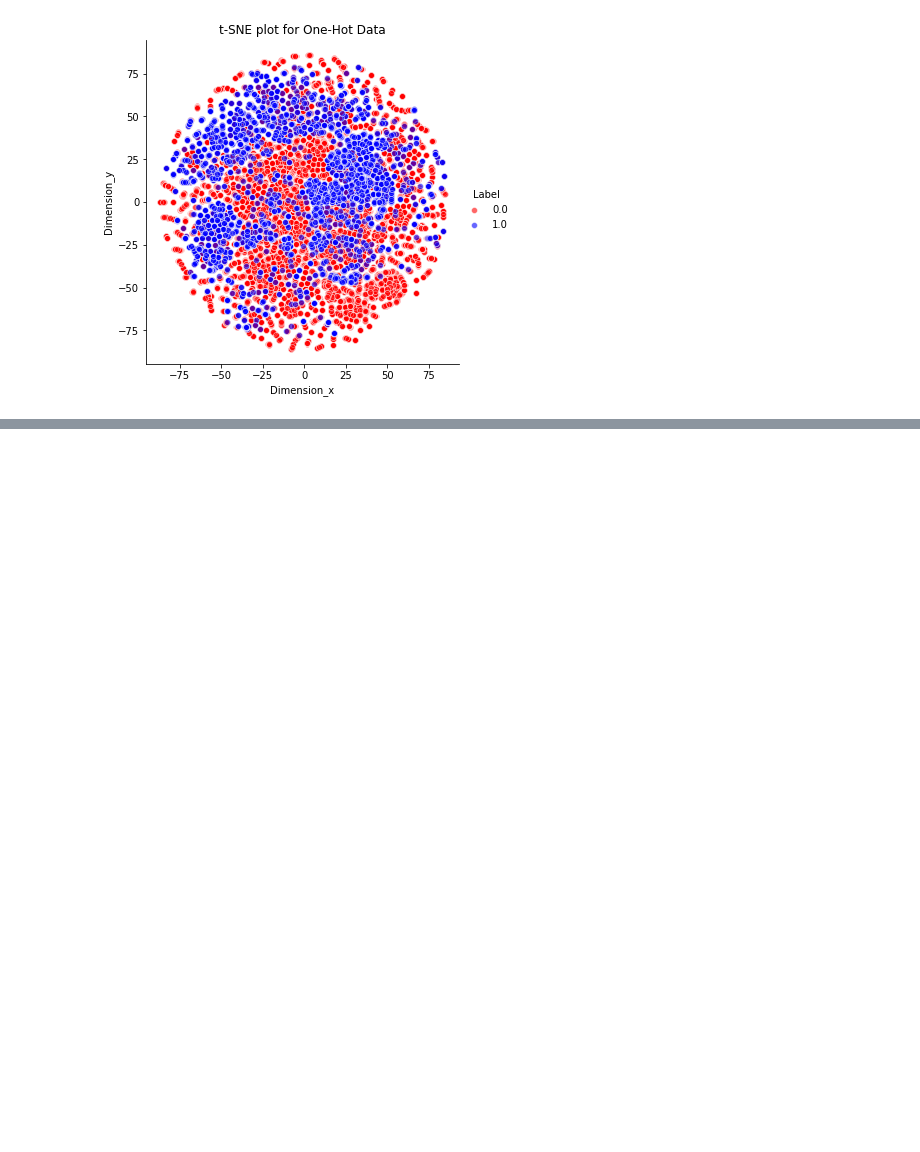
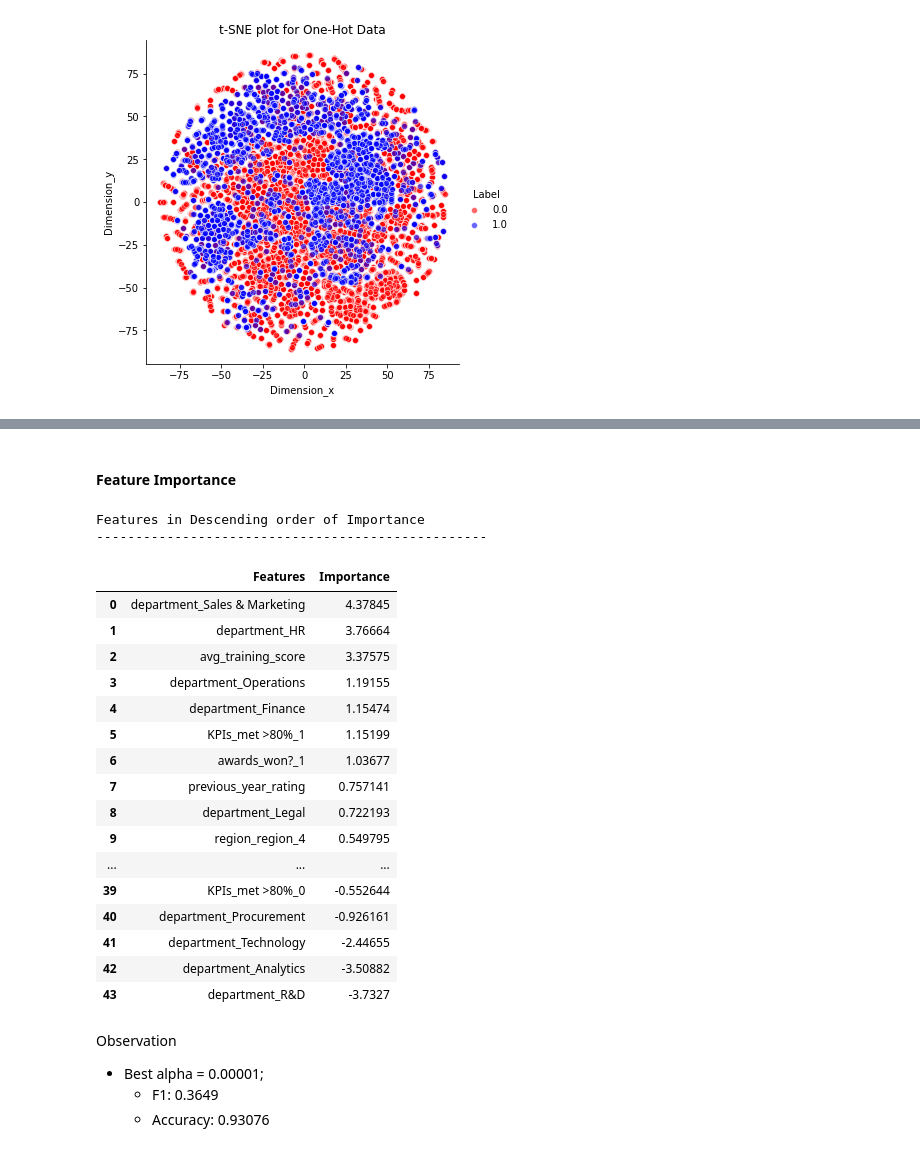
Before and after one commit to gunnerVivek/Employee-Promotion, a Jupyter notebook: 3-models.ipynb, the cells around one changed output, grey strips where cells are left out. Drawn from its saved outputs; the diff is of its cells as text; code cells hidden in the pictures; blank space fills up the shorter version.

```diff
--- a/3-models.ipynb
+++ b/3-models.ipynb
@@ -242,0 +247,6 @@ t-SNE was performed on $10K$ stratified data points.
+# %%
+
+gs  = GridSearchCV(SGDClassifier(loss='log', penalty='l2', random_state=1),
+                   param_grid, scoring=performance_metric,
+                   refit='F1', return_train_score=True
+        )
@@ -242,0 +381,36 @@ t-SNE was performed on $10K$ stratified data points.
+# %% [markdown]
+#### Feature Importance
+# %%
+print('Features in Descending order of Importance')
+print('-'*50)
+
+pd.DataFrame(np.column_stack([X_oneHot.columns[np.argsort(LR_tuned.coef_[0])[::-1]],
+                              LR_tuned.coef_[0][np.argsort(LR_tuned.coef_[0])[::-1]].round(6)
+                            ]),
+             columns = ['Features', 'Importance']
+            )
+# %% [output]
+Features in Descending order of Importance
+--------------------------------------------------
+|  | Features | Importance |
+| 0 | department_Sales & Marketing | 4.37845 |
+| 1 | department_HR | 3.76664 |
+| 2 | avg_training_score | 3.37575 |
+| 3 | department_Operations | 1.19155 |
+| 4 | department_Finance | 1.15474 |
+| 5 | KPIs_met >80%_1 | 1.15199 |
+| 6 | awards_won?_1 | 1.03677 |
+| 7 | previous_year_rating | 0.757141 |
+| 8 | department_Legal | 0.722193 |
+| 9 | region_region_4 | 0.549795 |
+| ... | ... | ... |
+| 39 | KPIs_met >80%_0 | -0.552644 |
+| 40 | department_Procurement | -0.926161 |
+| 41 | department_Technology | -2.44655 |
+| 42 | department_Analytics | -3.50882 |
+| 43 | department_R&D | -3.7327 |
+# %% [markdown]
+Observation
+- Best alpha = 0.00001;
+    - F1: 0.3649
+    - Accuracy: 0.93076
```
Also changed, not shown: parts of 22 cells of this notebook.
